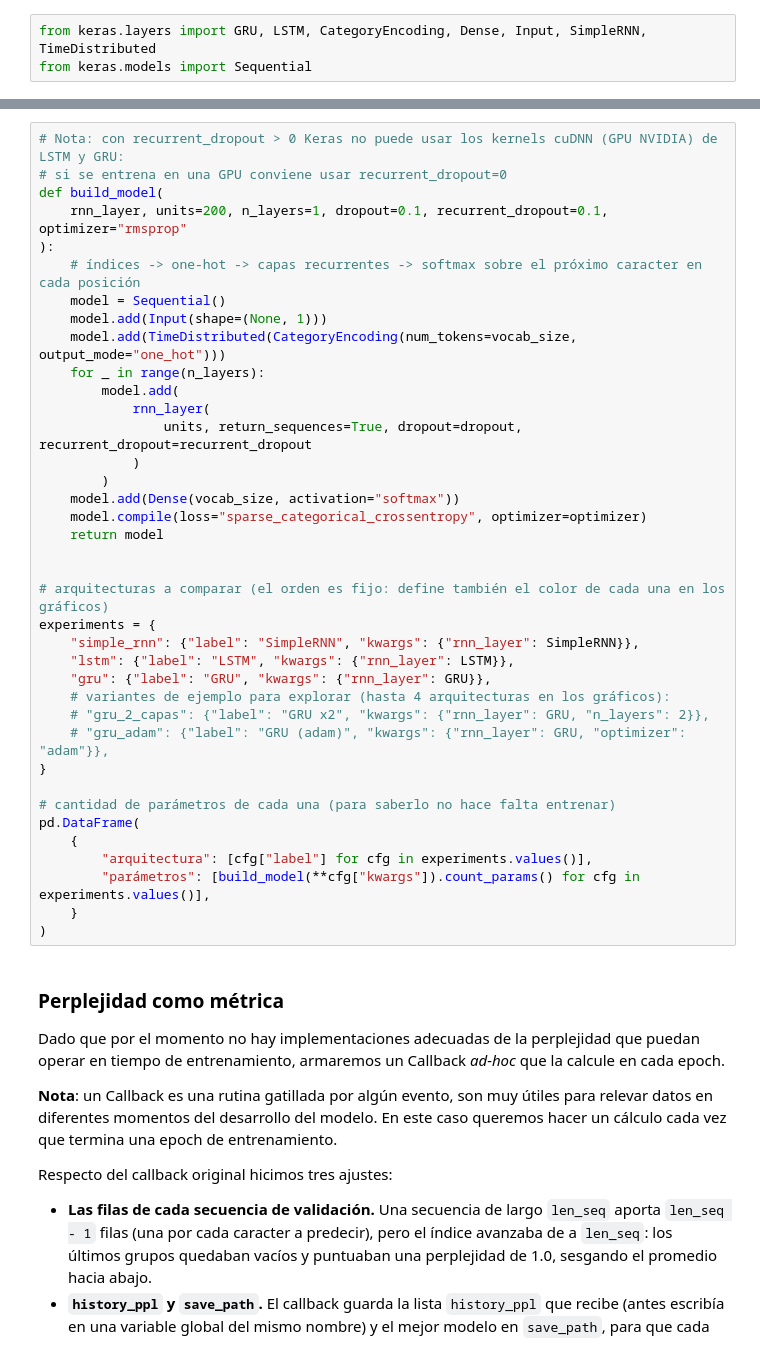
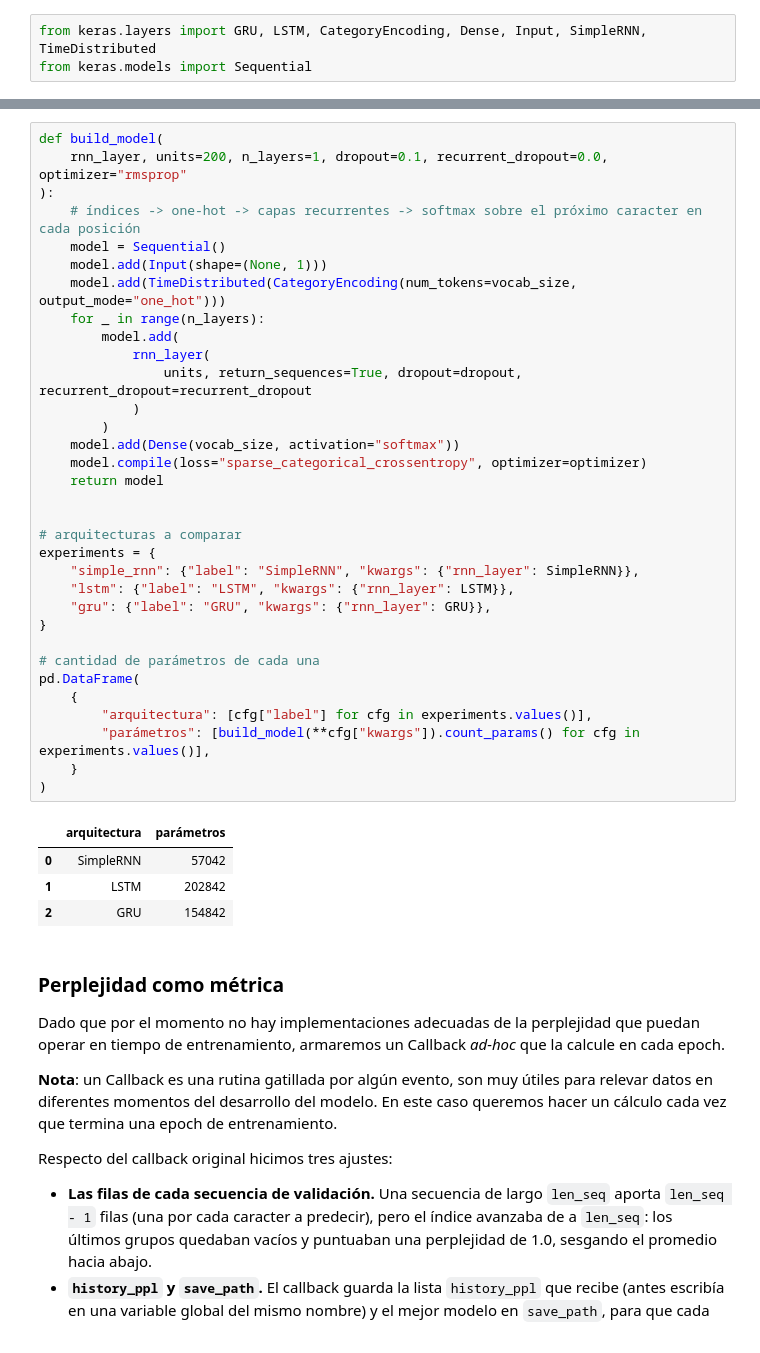
Before and after one commit to AlejandroValle99/NLP1, a Jupyter notebook: Desafio_3.ipynb, the cells around one changed output, grey strips where cells are left out. Cells and saved outputs as stored; diff of their text form.

```diff
--- a/Desafio_3.ipynb
+++ b/Desafio_3.ipynb
@@ -358,41 +428,41 @@ Vamos a comparar las tres celdas recurrentes que propone la consigna, **con el m
 # %%
-# Nota: con recurrent_dropout > 0 Keras no puede usar los kernels cuDNN (GPU NVIDIA) de LSTM y GRU:
-# si se entrena en una GPU conviene usar recurrent_dropout=0
 def build_model(
-    rnn_layer, units=200, n_layers=1, dropout=0.1, recurrent_dropout=0.1, optimizer="rmsprop"
+    rnn_layer, units=200, n_layers=1, dropout=0.1, recurrent_dropout=0.0, optimizer="rmsprop"
 ):
     # índices -> one-hot -> capas recurrentes -> softmax sobre el próximo caracter en cada posición
     model = Sequential()
     model.add(Input(shape=(None, 1)))
     model.add(TimeDistributed(CategoryEncoding(num_tokens=vocab_size, output_mode="one_hot")))
     for _ in range(n_layers):
         model.add(
             rnn_layer(
                 units, return_sequences=True, dropout=dropout, recurrent_dropout=recurrent_dropout
             )
         )
     model.add(Dense(vocab_size, activation="softmax"))
     model.compile(loss="sparse_categorical_crossentropy", optimizer=optimizer)
     return model
 
 
-# arquitecturas a comparar (el orden es fijo: define también el color de cada una en los gráficos)
+# arquitecturas a comparar
 experiments = {
     "simple_rnn": {"label": "SimpleRNN", "kwargs": {"rnn_layer": SimpleRNN}},
     "lstm": {"label": "LSTM", "kwargs": {"rnn_layer": LSTM}},
     "gru": {"label": "GRU", "kwargs": {"rnn_layer": GRU}},
-    # variantes de ejemplo para explorar (hasta 4 arquitecturas en los gráficos):
-    # "gru_2_capas": {"label": "GRU x2", "kwargs": {"rnn_layer": GRU, "n_layers": 2}},
-    # "gru_adam": {"label": "GRU (adam)", "kwargs": {"rnn_layer": GRU, "optimizer": "adam"}},
 }
 
-# cantidad de parámetros de cada una (para saberlo no hace falta entrenar)
+# cantidad de parámetros de cada una
 pd.DataFrame(
     {
         "arquitectura": [cfg["label"] for cfg in experiments.values()],
         "parámetros": [build_model(**cfg["kwargs"]).count_params() for cfg in experiments.values()],
     }
 )
+# %% [output]
+|  | arquitectura | parámetros |
+| 0 | SimpleRNN | 57042 |
+| 1 | LSTM | 202842 |
+| 2 | GRU | 154842 |
 # %% [markdown]
 ### Perplejidad como métrica
 
```
Also changed, not shown: parts of 38 cells of this notebook.
